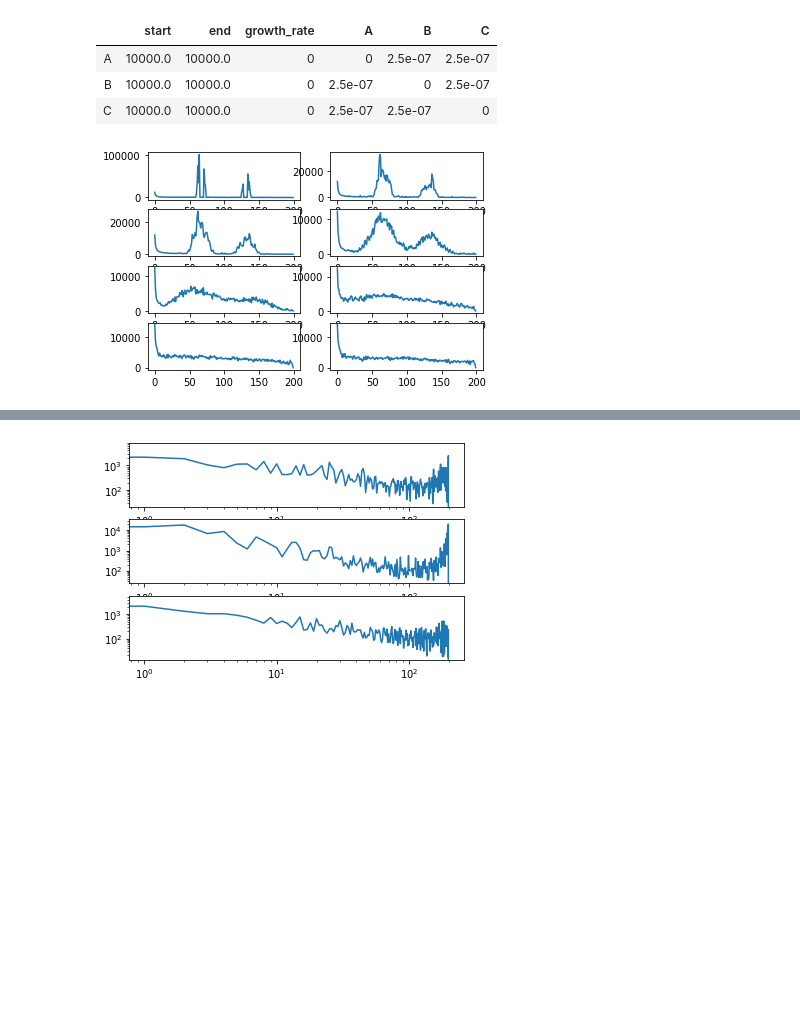
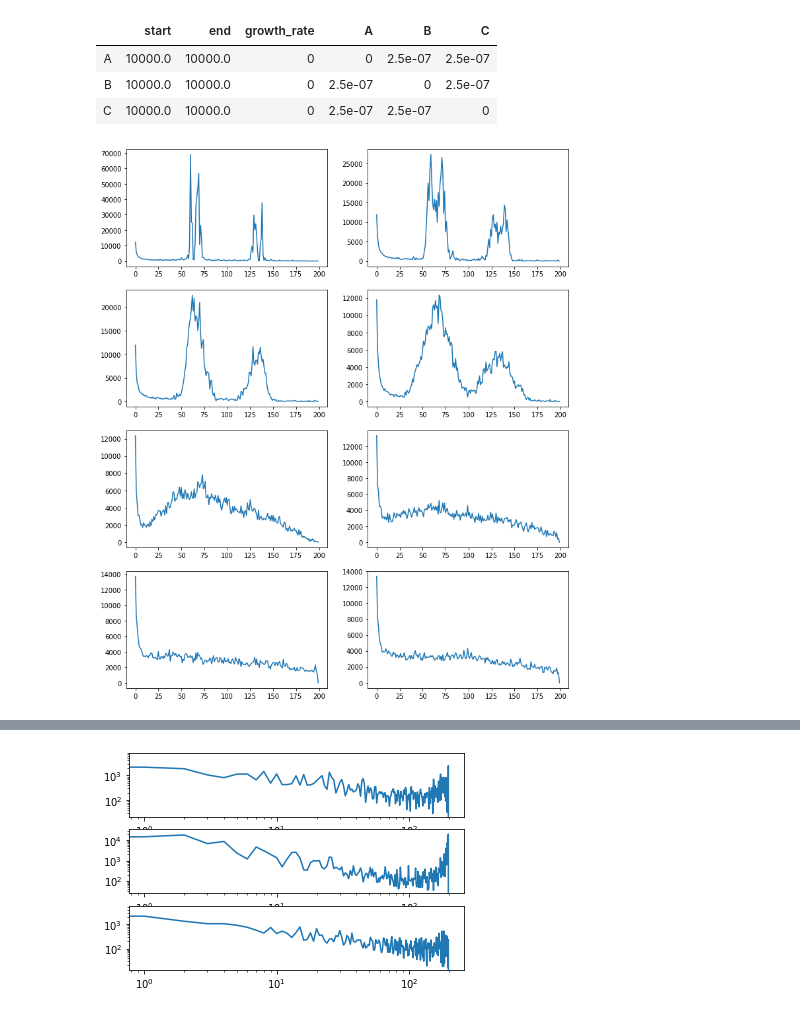
Before and after one commit to georgette-femerling/demography-simulations, a Jupyter notebook: merger.ipynb, the cells around one changed output, grey strips where cells are left out. Cells and saved outputs as stored; diff of their text form; code cells hidden in the pictures; blank space fills up the shorter version.

Commit message:
Modified figures

```diff
--- a/merger.ipynb
+++ b/merger.ipynb
@@ -78,12 +78,12 @@ for time in sampling_times:
     asf_list.append(afs)
 # %%
 n = round(len(asf_list)/2)
-fig, axs = plt.subplots(n, 2)
+fig, axs = plt.subplots(n, 2,figsize=(12,15))
 
 for i,axis in enumerate(fig.axes):
     axis.plot(asf_list[i][1:])
 
-plt.show()
+plt.savefig('Figures/SFS_merged.png')
 # %% [output]
-[figure, old version]
+[figure, new version]
 # %%
```
Also changed, not shown: parts of 2 cells of this notebook, 2 other files.
